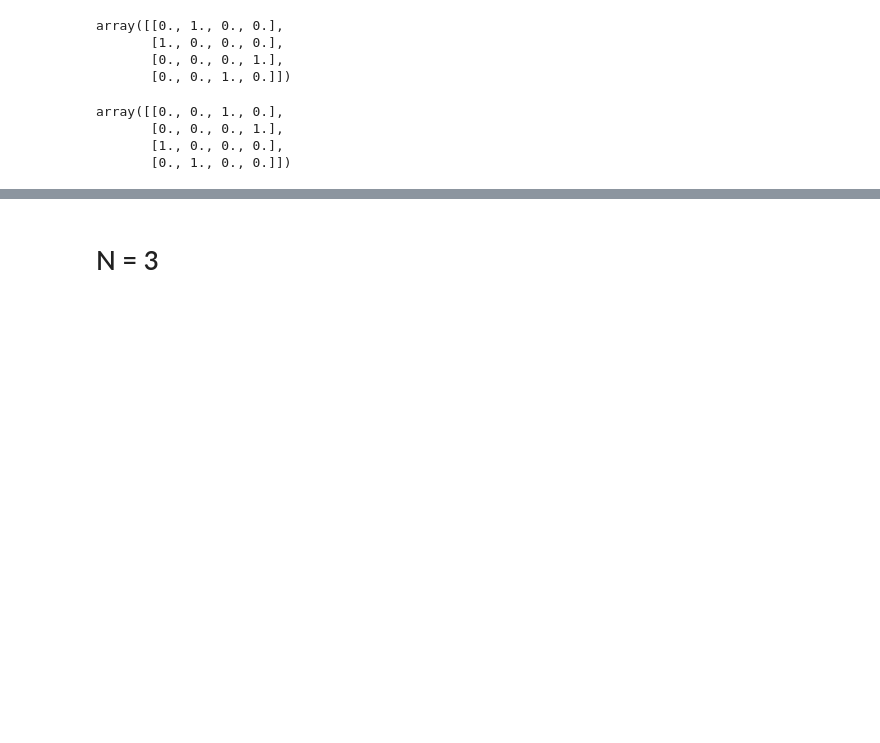
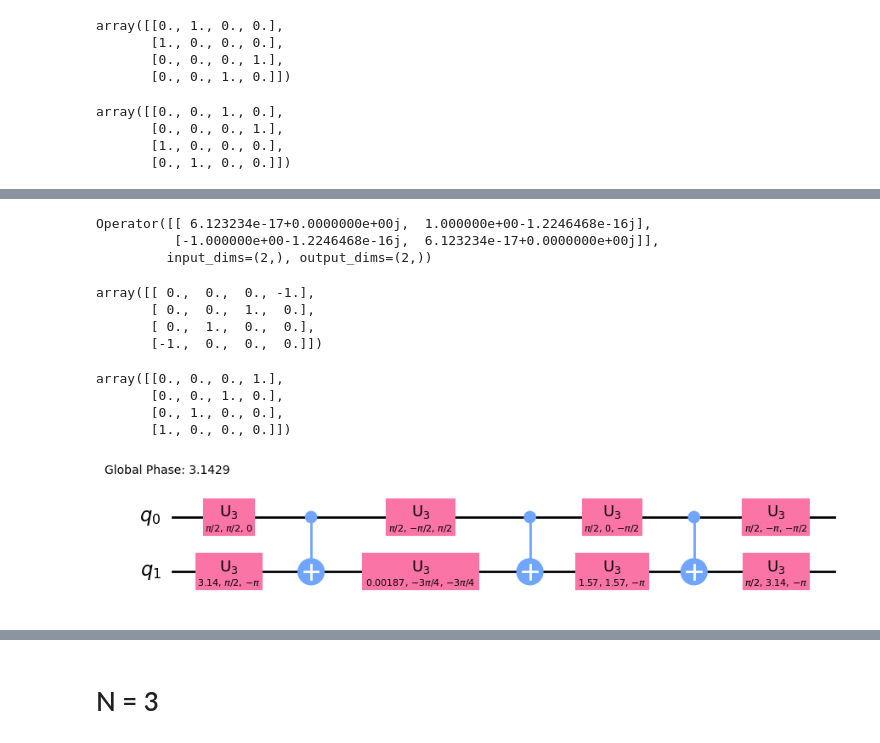
Before and after one commit to NLESC-quantum/hera_cal, a Jupyter notebook: example/matrix_decomp.ipynb, the cells around one changed output, grey strips where cells are left out. Saved outputs shown, nothing was run; the diff lists cells and outputs as text; code cells hidden in the pictures; blank space fills up the shorter version.

```diff
--- a/example/matrix_decomp.ipynb
+++ b/example/matrix_decomp.ipynb
@@ -71,0 +128,18 @@ array([[0., 0., 1., 0.],
+# %%
+c = QuantumCircuit(1)
+c.u(np.pi,-np.pi,np.pi,[0])
+Operator(c)
+# %% [output]
+Operator([[ 6.123234e-17+0.0000000e+00j,  1.000000e+00-1.2246468e-16j],
+          [-1.000000e+00-1.2246468e-16j,  6.123234e-17+0.0000000e+00j]],
+         input_dims=(2,), output_dims=(2,))
+# %%
+c = QuantumCircuit(2)
+c.y(1)
+c.y(0)
+Operator(c).data.real
+# %% [output]
+array([[ 0.,  0.,  0., -1.],
+       [ 0.,  0.,  1.,  0.],
+       [ 0.,  1.,  0.,  0.],
+       [-1.,  0.,  0.,  0.]])
@@ -71,0 +148,15 @@ array([[0., 0., 1., 0.],
+# %%
+Operator(X^X)
+# %% [output]
+array([[0., 0., 0., 1.],
+       [0., 0., 1., 0.],
+       [0., 1., 0., 0.],
+       [1., 0., 0., 0.]])
+# %%
+m = Operator(Swap).data.real
+op = Operator(m)
+circ =QuantumCircuit(2)
+circ.unitary(m,[0,1])
+circ.decompose().draw('mpl')
+# %% [output]
+[figure, added]
```
Also changed, not shown: parts of 8 cells of this notebook, 3 other files.
